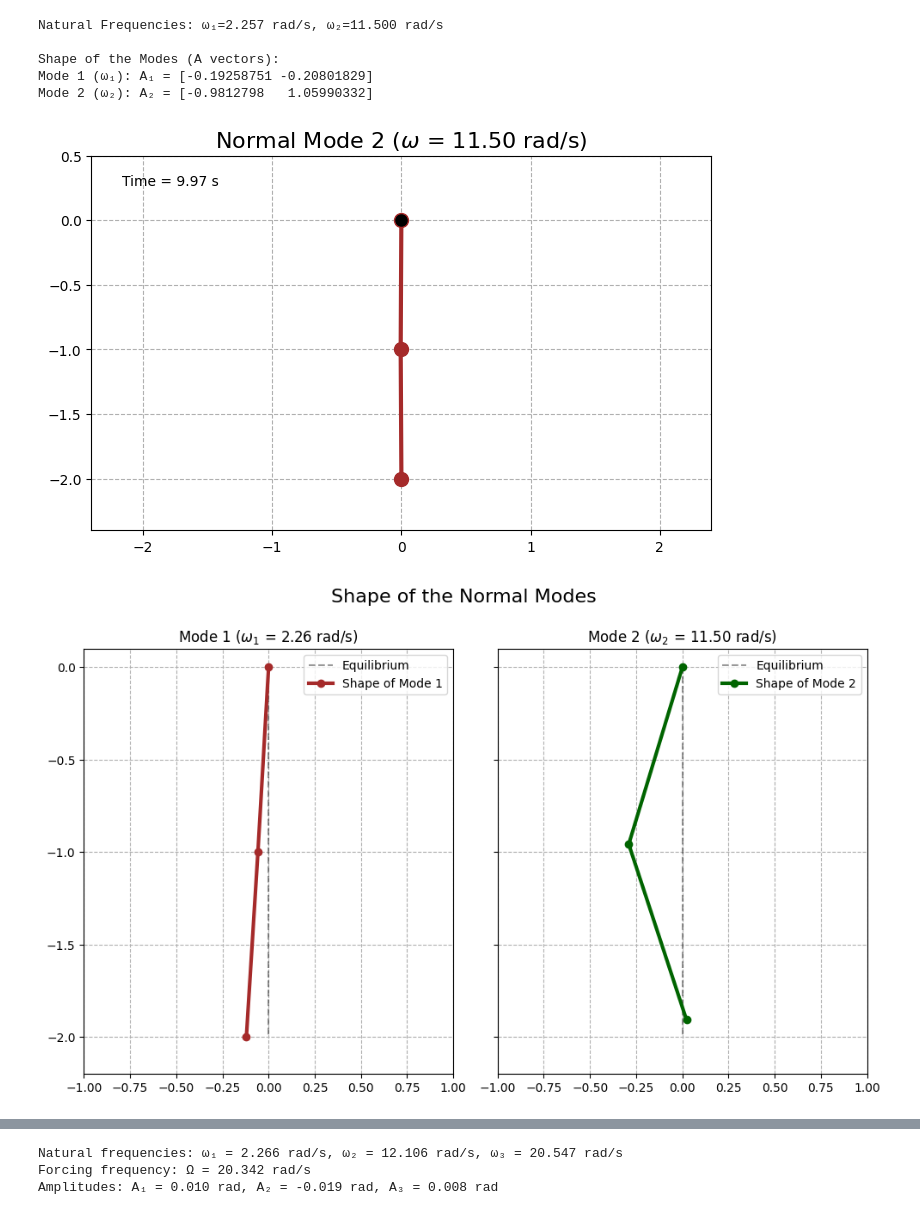
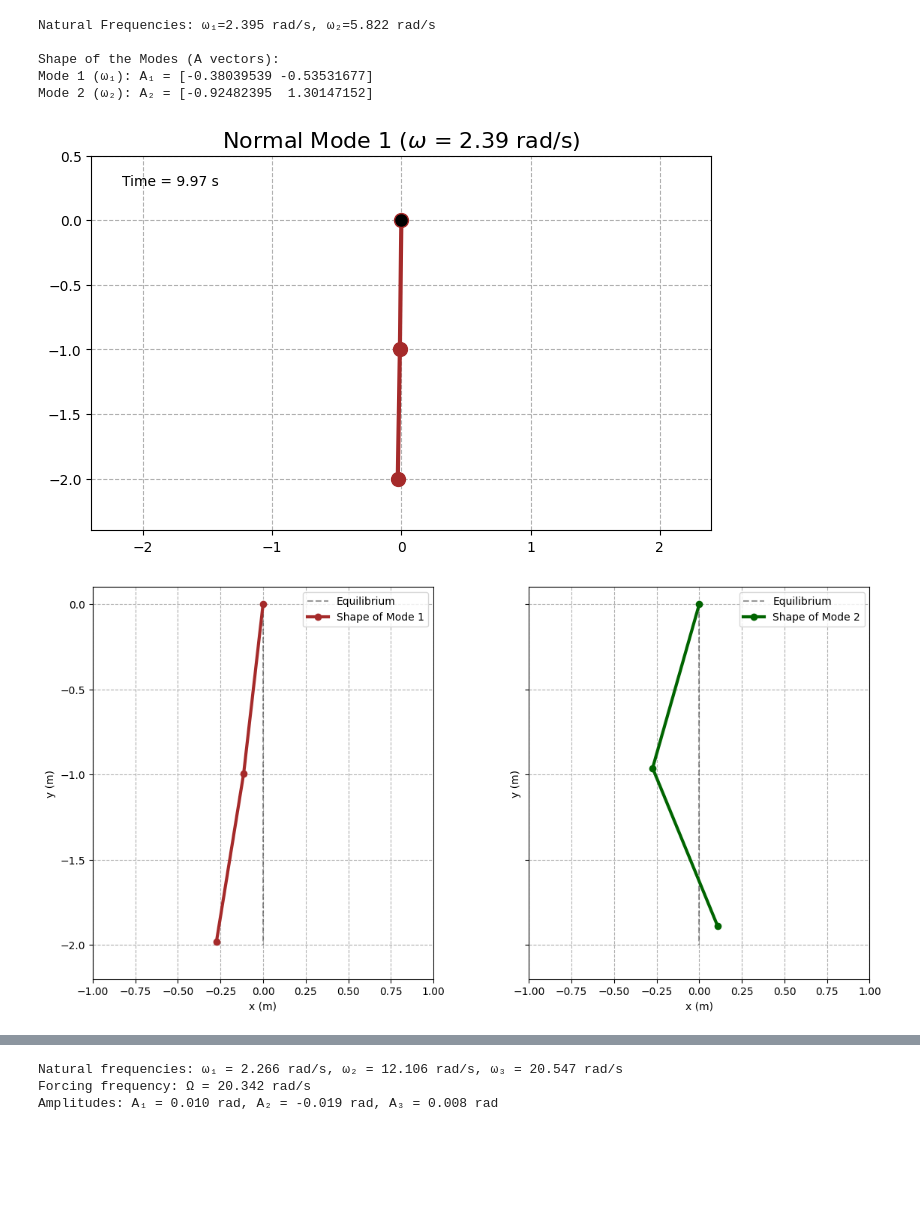
Before and after one commit to miguelgalviseli/Proyect_Hanging_string, a Jupyter notebook: simulation.ipynb, the cells around one changed output, grey strips where cells are left out. Cells and saved outputs as stored; diff of their text form; code cells hidden in the pictures; blank space fills up the shorter version.

```diff
--- a/simulation.ipynb
+++ b/simulation.ipynb
@@ -4,15 +4,10 @@ import matplotlib.pyplot as plt
 from scipy.linalg import eigh
 from matplotlib.animation import FuncAnimation
 # %%
-import numpy as np
-import matplotlib.pyplot as plt
-from matplotlib.animation import FuncAnimation
-from scipy.linalg import eigh
-
 # --- SYSTEM PARAMETERS ---
 L = 2.0      # Total length of the string (m)
 m = 2.0      # Total mass of the string (kg)
-M = 5.0      # Mass at the end (kg)
+M = 0.02      # Mass at the end (kg)
 g = 9.81     # Acceleration of gravity (m/s^2)
 
 # Parameters for the n=2 discrete model
@@ -46,7 +41,7 @@ print(f"Mode 2 (ω₂): A₂ = {modes[:, 1]}")
 # --- ANIMATION SETUP ---
 
 # Choose which normal mode to display (0 for the first, 1 for the second)
-MODE_TO_ANIMATE = 1
+MODE_TO_ANIMATE = 0
 
 omega_anim = omegas[MODE_TO_ANIMATE]
 mode_shape = modes[:, MODE_TO_ANIMATE]
@@ -110,8 +105,8 @@ plt.show()
 AMP_VIS = 0.3
 
 # Create a figure with two subplots, one for each mode
-fig_modes, axs = plt.subplots(1, 2, figsize=(10, 6), sharey=True)
-fig_modes.suptitle('Shape of the Normal Modes', fontsize=16)
+fig_modes, axs = plt.subplots(1, 2, figsize=(12, 6), sharey=True)
+#fig_modes.suptitle('Shape of the Normal Modes', fontsize=16)
 
 # --- Plot Mode 1 ---
 ax1 = axs[0]
@@ -128,47 +123,56 @@ y2_m1 = y1_m1 - a * np.cos(theta2_m1)
 # Plotting
 ax1.plot([0, 0], [0, -L], 'k--', alpha=0.4, label='Equilibrium') # Equilibrium position
 ax1.plot([0, x1_m1, x2_m1], [0, y1_m1, y2_m1], 'o-', color='brown', lw=3, label='Shape of Mode 1')
-ax1.set_title(f'Mode 1 ($\omega_1$ = {omegas[0]:.2f} rad/s)')
+#ax1.set_title(f'Mode 1 ($\omega_1$ = {omegas[0]:.2f} rad/s)')
 ax1.set_aspect('equal')
 ax1.set_xlim(-L/2, L/2)
 ax1.set_ylim(-L*1.1, 0.1)
 ax1.grid(True, linestyle='--')
+ax1.set_xlabel('x (m)')
+ax1.set_ylabel('y (m)')
 ax1.legend()
 
 
 # --- Plot Mode 2 ---
 ax2 = axs[1]
 mode_shape_2 = modes[:, 1]
 theta1_m2 = AMP_VIS * mode_shape_2[0]
 theta2_m2 = AMP_VIS * mode_shape_2[1]
 
 # Coordinates for mode 2
 x1_m2 = a * np.sin(theta1_m2)
 y1_m2 = -a * np.cos(theta1_m2)
 x2_m2 = x1_m2 + a * np.sin(theta2_m2)
 y2_m2 = y1_m2 - a * np.cos(theta2_m2)
 
 # Plotting
 ax2.plot([0, 0], [0, -L], 'k--', alpha=0.4, label='Equilibrium') # Equilibrium position
 ax2.plot([0, x1_m2, x2_m2], [0, y1_m2, y2_m2], 'o-', color='darkgreen', lw=3, label='Shape of Mode 2')
-ax2.set_title(f'Mode 2 ($\omega_2$ = {omegas[1]:.2f} rad/s)')
+#ax2.set_title(f'Mode 2 ($\omega_2$ = {omegas[1]:.2f} rad/s)')
 ax2.set_aspect('equal')
 ax2.set_xlim(-L/2, L/2)
 ax2.grid(True, linestyle='--')
+ax2.set_xlabel('x (m)')
+ax2.set_ylabel('y (m)')
 ax2.legend()
 
 
 # Show the figure
 plt.tight_layout(rect=[0, 0, 1, 0.96]) # Adjust layout to prevent the supertitle from overlapping
+#Label the axes
+
+#Save the static visualization for a specific value of the mass M
+static_output_filename = f'static_modes_{MODE_TO_ANIMATE + 1}'
+fig_modes.savefig(static_output_filename + '.png', dpi=300)
 plt.show()
 # %% [output]
-Natural Frequencies: ω₁=2.257 rad/s, ω₂=11.500 rad/s
+Natural Frequencies: ω₁=2.395 rad/s, ω₂=5.822 rad/s
 
 Shape of the Modes (A vectors):
-Mode 1 (ω₁): A₁ = [-0.19258751 -0.20801829]
-Mode 2 (ω₂): A₂ = [-0.9812798   1.05990332]
+Mode 1 (ω₁): A₁ = [-0.38039539 -0.53531677]
+Mode 2 (ω₂): A₂ = [-0.92482395  1.30147152]
-[figure, old version]
+[figure, new version]
-[figure, old version]
+[figure, new version]
 # %%
 # --- SYSTEM PARAMETERS ---
 L = 2.0      # Total length of the string (m)
```
Also changed, not shown: parts of 3 cells of this notebook, 7 other files.
